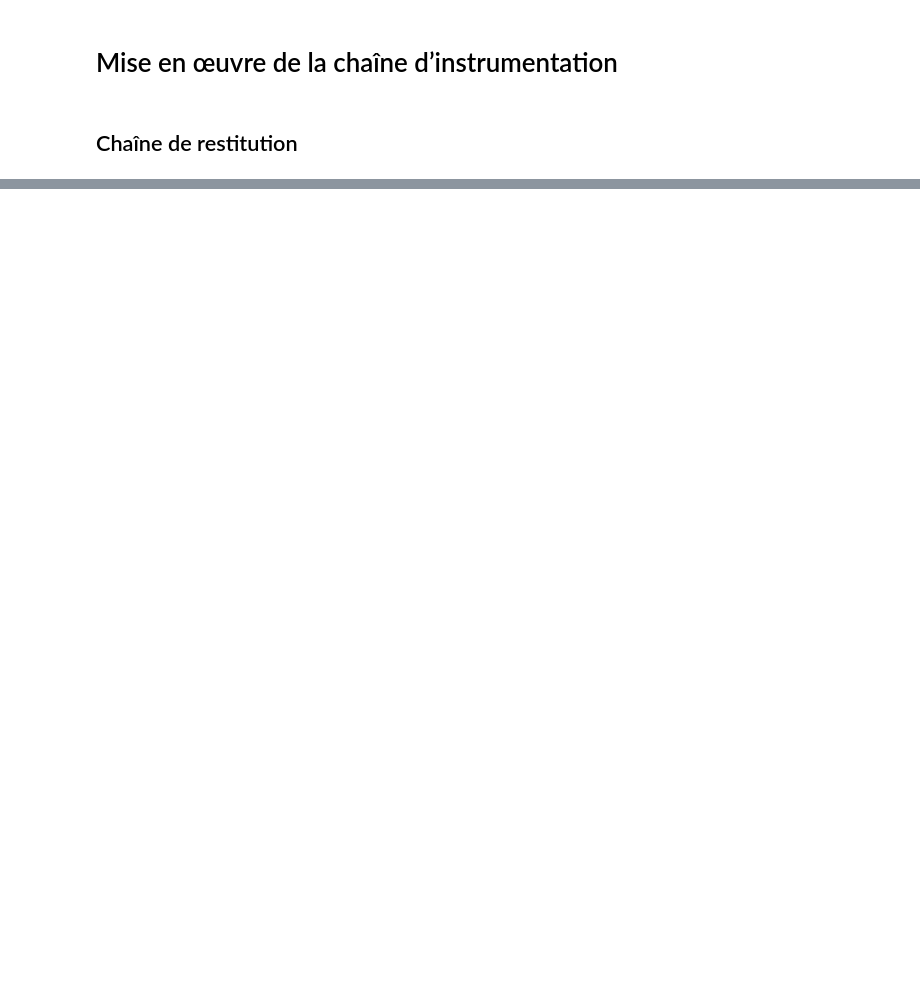
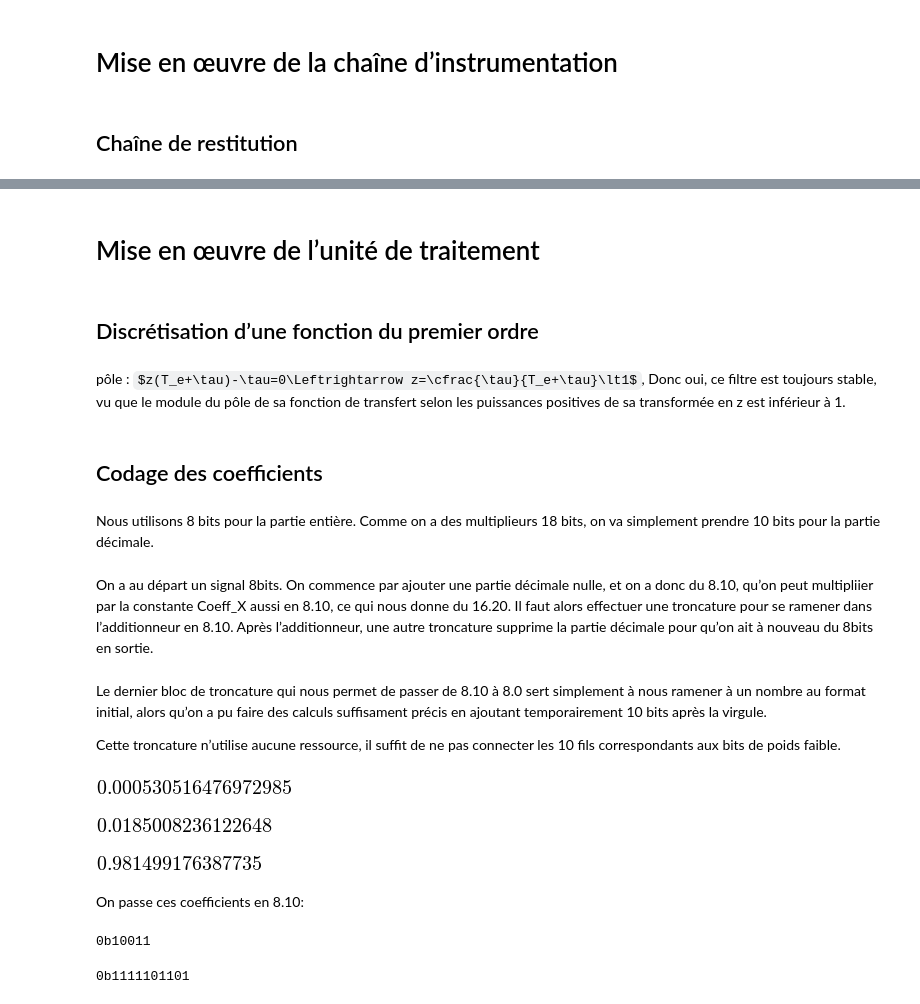
Before and after one commit to nim65s/N7, a Jupyter notebook: cours/TP Chaine d’Instrumentation.ipynb, the cells around one changed output, grey strips where cells are left out. Saved outputs shown, nothing was run; the diff lists cells and outputs as text; code cells hidden in the pictures; some formulas as TeX source; blank space fills up the shorter version.

```diff
--- a/cours/TP Chaine d’Instrumentation.ipynb
+++ b/cours/TP Chaine d’Instrumentation.ipynb
@@ -231,0 +216,43 @@ ImportError: No module named scipy.interpolate
+# %% [markdown]
+# Mise en œuvre de l’unité de traitement
+# %% [markdown]
+## Discrétisation d’une fonction du premier ordre
+# %% [markdown]
+pôle : $z(T_e+\tau)-\tau=0\Leftrightarrow z=\cfrac{\tau}{T_e+\tau}\lt1$, Donc oui, ce filtre est toujours stable, vu que le module du pôle de sa fonction de transfert selon les puissances positives de sa transformée en z est inférieur à 1.
+# %% [markdown]
+## Codage des coefficients
+# %% [markdown]
+Nous utilisons 8 bits pour la partie entière. Comme on a des multiplieurs 18 bits, on va simplement prendre 10 bits pour la partie décimale.
+# %% [markdown]
+On a au départ un signal 8bits. On commence par ajouter une partie décimale nulle, et on a donc du 8.10, qu’on peut multipliier par la constante Coeff_X aussi en 8.10, ce qui nous donne du 16.20. Il faut alors effectuer une troncature pour se ramener dans l’additionneur en 8.10. Après l’additionneur, une autre troncature supprime la partie décimale pour qu’on ait à nouveau du 8bits en sortie.
+# %% [markdown]
+Le dernier bloc de troncature qui nous permet de passer de 8.10 à 8.0 sert simplement à nous ramener à un nombre au format initial, alors qu’on a pu faire des calculs suffisament précis en ajoutant temporairement 10 bits après la virgule.
+
+Cette troncature n’utilise aucune ressource, il suffit de ne pas connecter les 10 fils correspondants aux bits de poids faible.
+# %%
+f_z = 300
+tau_z = 1 / (2 * pi.evalf() * f_z)
+tau_z
+# %% [output]
+[figure, added]
+# %%
+Te_z = 1/100000
+coeff_X = Te_z / (Te_z + tau_z)
+coeff_X
+# %% [output]
+[figure, added]
+# %%
+coeff_Y = tau_z / (Te_z + tau_z)
+coeff_Y
+# %% [output]
+[figure, added]
+# %% [markdown]
+On passe ces coefficients en 8.10:
+# %%
+bin(int(round(coeff_X*2**10)))
+# %% [output]
+0b10011
+# %%
+bin(int(round(coeff_Y*2**10)))
+# %% [output]
+0b1111101101
```
Also changed, not shown: parts of 14 cells of this notebook, 3 other files.
